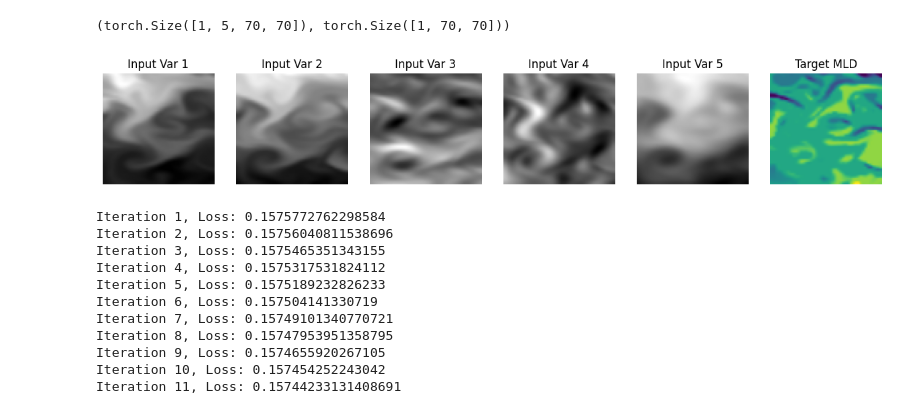
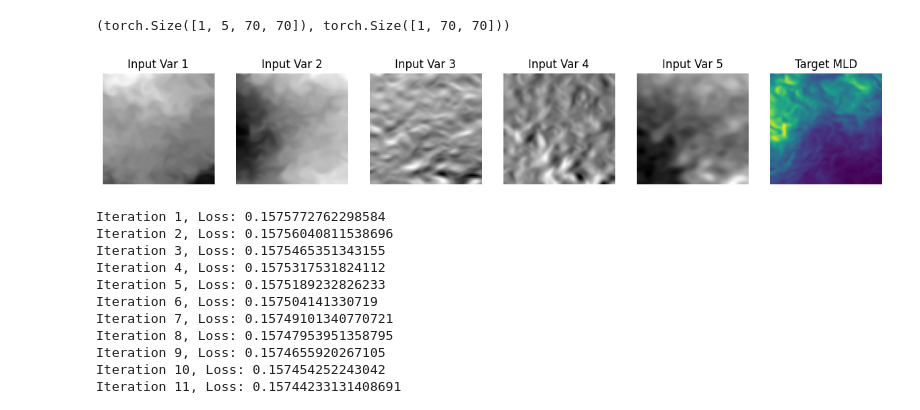
Before and after one commit to skostousov/Interior-Ocean-Properties-Inference, a Jupyter notebook: src/notebooks/TransUNet.ipynb, the cells around one changed output. Saved outputs shown, nothing was run; the diff lists cells and outputs as text; code cells hidden in the pictures.

```diff
--- a/src/notebooks/TransUNet.ipynb
+++ b/src/notebooks/TransUNet.ipynb
@@ -30,7 +31,7 @@ import time
 
 # transform = RescaledRotationTransform(degree_range=180, scaling_interval=(1, 1.2), size=50, rand_crop=False)
 transform = RandomCrop(size=70)
-relative_filepath = "data/WaterOnlyDailySmall/WaterOnlyDailyExtendedSeasonalitySmall.nc"
+relative_filepath = "data/WaterOnlyMonthly/WaterOnlyMonthlyExtendedSeasonality.nc"
 filepath= Path(PROJECT_ROOT) / relative_filepath
 season = "winter"
 
@@ -548,17 +549,17 @@ X.shape, y.shape
 # %%
 fig, ax = plt.subplots(figsize=(15*X.shape[0], 15*(X.shape[1]+1)), nrows=X.shape[0], ncols=X.shape[1]+1)
 # ensure ax is at least 2D
 ax = np.atleast_2d(ax)
 for i in range(X.shape[0]):
     for j in range(X.shape[1]):
         ax[i, j].imshow(X[i, j].cpu().numpy(), cmap='gray')
         ax[i, j].axis('off')
         ax[i, j].set_title(f"Input Var {j+1}")
-    ax[i, -1].imshow(y[i].cpu().numpy(), cmap='viridis', vmin=0, vmax=1)
+    ax[i, -1].imshow(y[i].cpu().numpy(), cmap='viridis')
     ax[i, -1].set_title("Target MLD")
     ax[i, -1].axis('off')
 # %% [output]
-[figure, old version]
+[figure, new version]
 # %%
 backbone_params = list(model.pretrained.parameters())
 head_params = list(model.depth_head.parameters())
```
Also changed, not shown: parts of 13 cells of this notebook, 1 other file.
